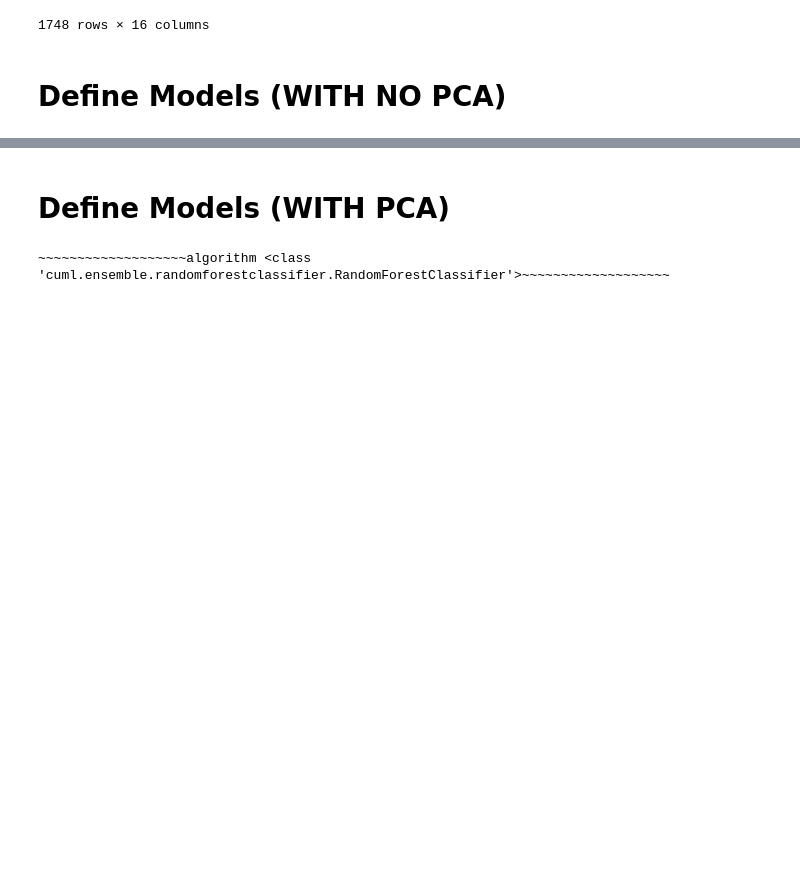
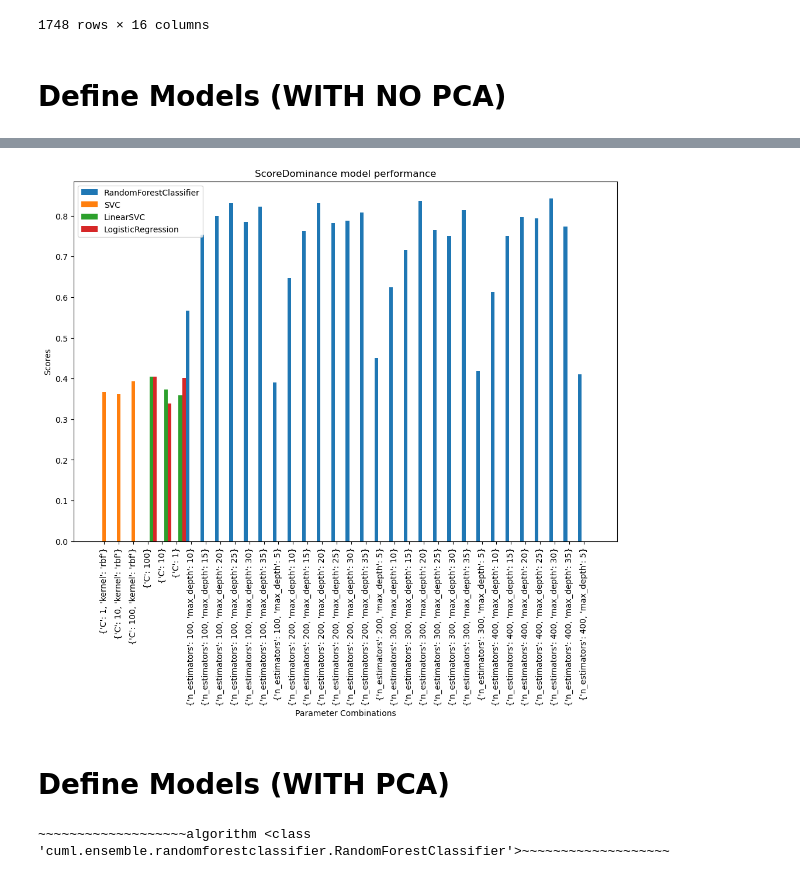
Before and after one commit to esola-thomas/EE502_Dreamer, a Jupyter notebook: DREAMER/Jupyter/rapids/EE502_DREAMER_rapids.ipynb, the cells around one changed output, grey strips where cells are left out. Saved outputs shown, nothing was run; the diff lists cells and outputs as text; code cells hidden in the pictures; blank space fills up the shorter version.

```diff
--- a/DREAMER/Jupyter/rapids/EE502_DREAMER_rapids.ipynb
+++ b/DREAMER/Jupyter/rapids/EE502_DREAMER_rapids.ipynb
@@ -288,3 +389,8 @@ Hyperparameters: {'n_estimators': 100, 'max_depth': 20}
+# %%
+# Plot model results for ScoreDominance
+plot_model_results(results_dict['ScoreDominance'], "ScoreDominance model performance")
+# %% [output]
+[figure, added]
 # %% [markdown]
 # Define Models (WITH PCA)
 # %%
```
Also changed, not shown: parts of 8 cells of this notebook.
